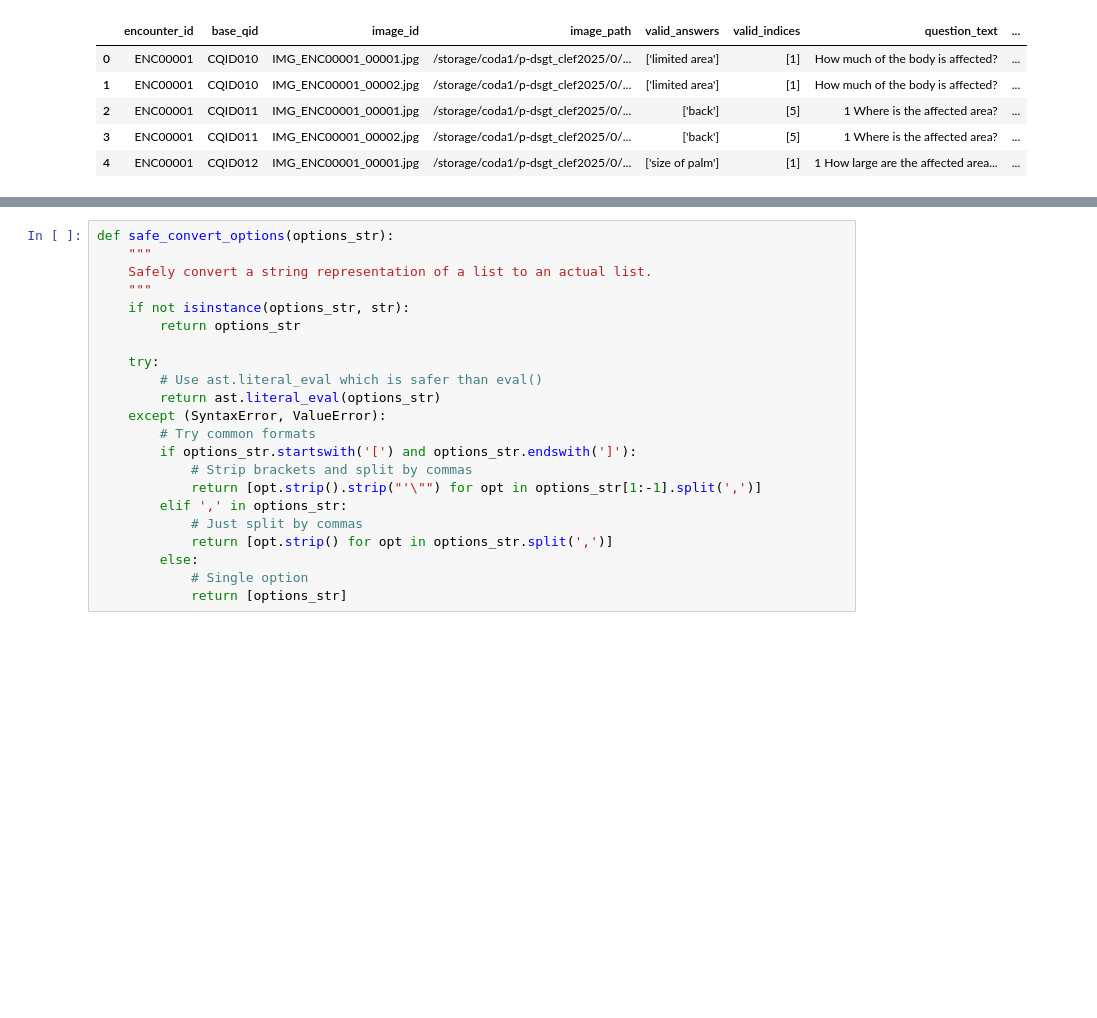
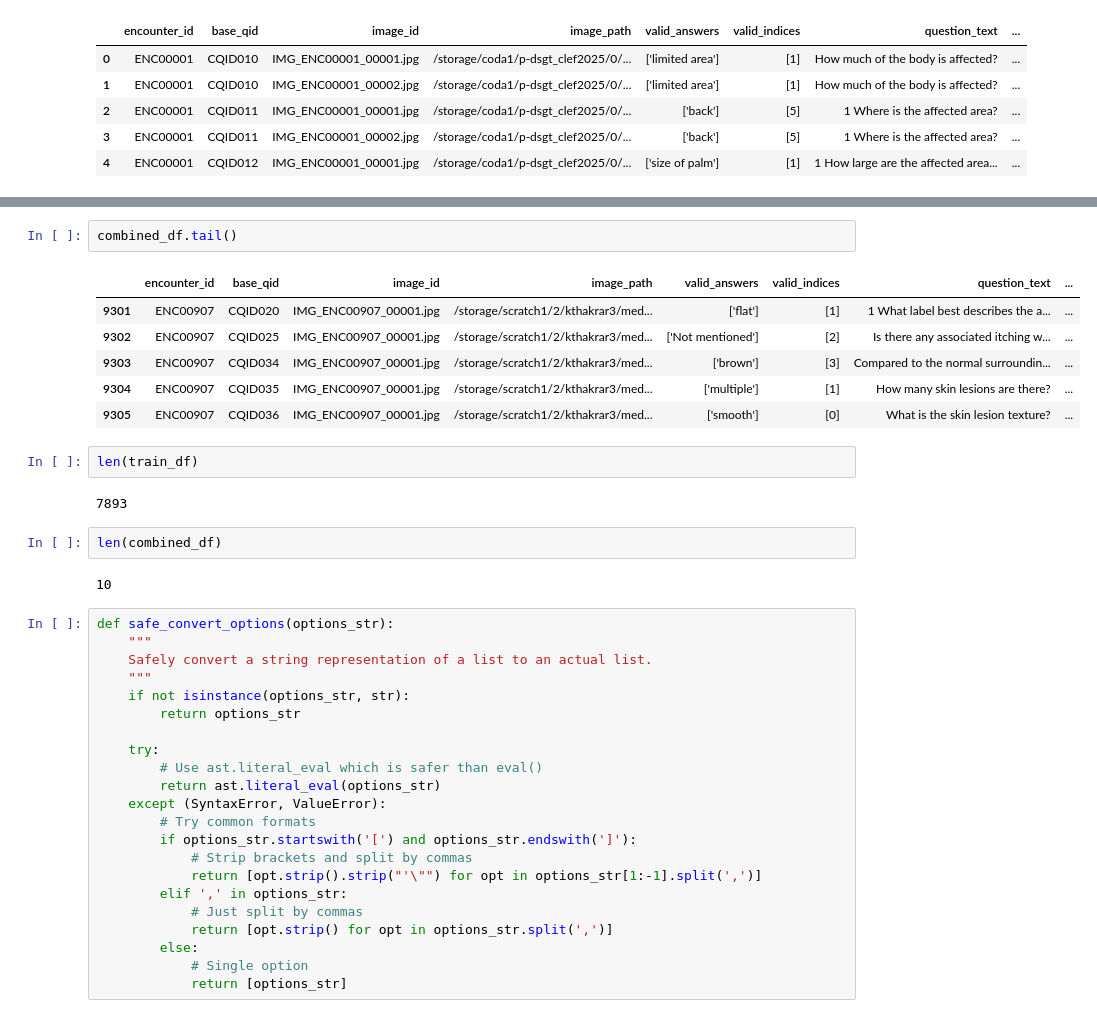
Before and after one commit to karishmathakrar/arc-mediqa-magic-2025, a Jupyter notebook: 02-model-finetuning-base.ipynb, the cells around one changed output, grey strips where cells are left out. Drawn from its saved outputs; the diff is of its cells as text; blank space fills up the shorter version.

```diff
--- a/02-model-finetuning-base.ipynb
+++ b/02-model-finetuning-base.ipynb
@@ -167,3 +258,20 @@ train_df.head()
+# %%
+combined_df.tail()
+# %% [output]
+|  | encounter_id | base_qid | image_id | image_path | valid_answers | valid_indices | question_text | ... |
+| 9301 | ENC00907 | CQID020 | IMG_ENC00907_00001.jpg | /storage/scratch1/2/kthakrar3/med... | ['flat'] | [1] | 1 What label best describes the a... | ... |
+| 9302 | ENC00907 | CQID025 | IMG_ENC00907_00001.jpg | /storage/scratch1/2/kthakrar3/med... | ['Not mentioned'] | [2] | Is there any associated itching w... | ... |
+| 9303 | ENC00907 | CQID034 | IMG_ENC00907_00001.jpg | /storage/scratch1/2/kthakrar3/med... | ['brown'] | [3] | Compared to the normal surroundin... | ... |
+| 9304 | ENC00907 | CQID035 | IMG_ENC00907_00001.jpg | /storage/scratch1/2/kthakrar3/med... | ['multiple'] | [1] | How many skin lesions are there? | ... |
+| 9305 | ENC00907 | CQID036 | IMG_ENC00907_00001.jpg | /storage/scratch1/2/kthakrar3/med... | ['smooth'] | [0] | What is the skin lesion texture? | ... |
+# %%
+len(train_df)
+# %% [output]
+7893
+# %%
+len(combined_df)
+# %% [output]
+10
 # %%
 def safe_convert_options(options_str):
     """
```
Also changed, not shown: parts of 13 cells of this notebook, 4 other files.
